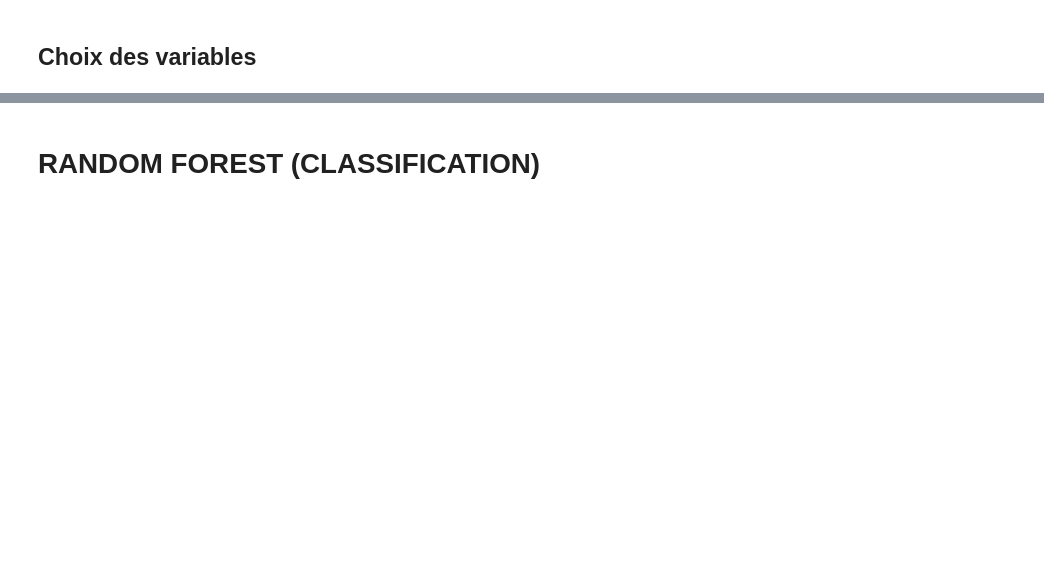
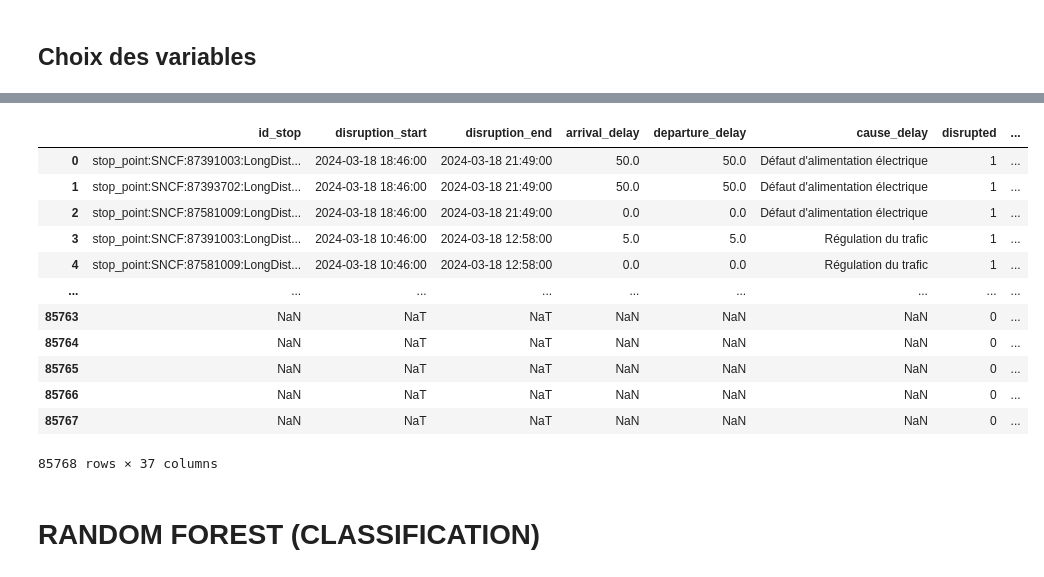
Before and after one commit to KylianSts/Perturbations_transport_public, a Jupyter notebook: Models_prediction_retard.ipynb, the cells around one changed output, grey strips where cells are left out. Cells and saved outputs as stored; diff of their text form; code cells hidden in the pictures; blank space fills up the shorter version.

```diff
--- a/Models_prediction_retard.ipynb
+++ b/Models_prediction_retard.ipynb
@@ -196,2 +185,37 @@ df_final
+# %%
+# Création de valeurs binaires pour chaque type de train et jour de la semaine
+df_final_v2 = pd.get_dummies(df_final_v2, columns=['train_type','week_day'])
+# %%
+# On créer des tranches d'heures puis indique si le train a circulé dans cette tranche
+tranches = list(range(4*60, 25*60, 60))
+
+def train_dans_tranche(depart, arrivee, tranche_debut, tranche_fin):
+    return not (arrivee <= tranche_debut or depart >= tranche_fin)
+
+for i in range(len(tranches)-1):
+    tranche_nom = f'{tranches[i]//60:02d}h-{tranches[i+1]//60:02d}h'
+    df_final_v2[tranche_nom] = df_final_v2.apply(lambda x: train_dans_tranche(x['time_begin'].hour*60 + x['time_begin'].minute, x['time_end'].hour*60 + x['time_end'].minute, tranches[i], tranches[i+1]), axis=1)
+# %%
+# On remplace les trajet par leur fréquence respective
+route_freq = df_final_v2['route_id'].value_counts() / len(df_final_v2)
+df_final_v2['route_freq'] = df_final_v2['route_id'].map(route_freq)
+# %%
+df_final_v2 = df_final_v2.drop(['time_begin', 'time_end','route_id'], axis=1)
+# %%
+df_final_v2
+# %% [output]
+|  | id_stop | disruption_start | disruption_end | arrival_delay | departure_delay | cause_delay | disrupted | ... |
+| 0 | stop_point:SNCF:87391003:LongDist... | 2024-03-18 18:46:00 | 2024-03-18 21:49:00 | 50.0 | 50.0 | Défaut d'alimentation électrique | 1 | ... |
+| 1 | stop_point:SNCF:87393702:LongDist... | 2024-03-18 18:46:00 | 2024-03-18 21:49:00 | 50.0 | 50.0 | Défaut d'alimentation électrique | 1 | ... |
+| 2 | stop_point:SNCF:87581009:LongDist... | 2024-03-18 18:46:00 | 2024-03-18 21:49:00 | 0.0 | 0.0 | Défaut d'alimentation électrique | 1 | ... |
+| 3 | stop_point:SNCF:87391003:LongDist... | 2024-03-18 10:46:00 | 2024-03-18 12:58:00 | 5.0 | 5.0 | Régulation du trafic | 1 | ... |
+| 4 | stop_point:SNCF:87581009:LongDist... | 2024-03-18 10:46:00 | 2024-03-18 12:58:00 | 0.0 | 0.0 | Régulation du trafic | 1 | ... |
+| ... | ... | ... | ... | ... | ... | ... | ... | ... |
+| 85763 | NaN | NaT | NaT | NaN | NaN | NaN | 0 | ... |
+| 85764 | NaN | NaT | NaT | NaN | NaN | NaN | 0 | ... |
+| 85765 | NaN | NaT | NaT | NaN | NaN | NaN | 0 | ... |
+| 85766 | NaN | NaT | NaT | NaN | NaN | NaN | 0 | ... |
+| 85767 | NaN | NaT | NaT | NaN | NaN | NaN | 0 | ... |
+85768 rows × 37 columns
 # %% [markdown]
 # RANDOM FOREST (CLASSIFICATION)
```
Also changed, not shown: parts of 20 cells of this notebook.
